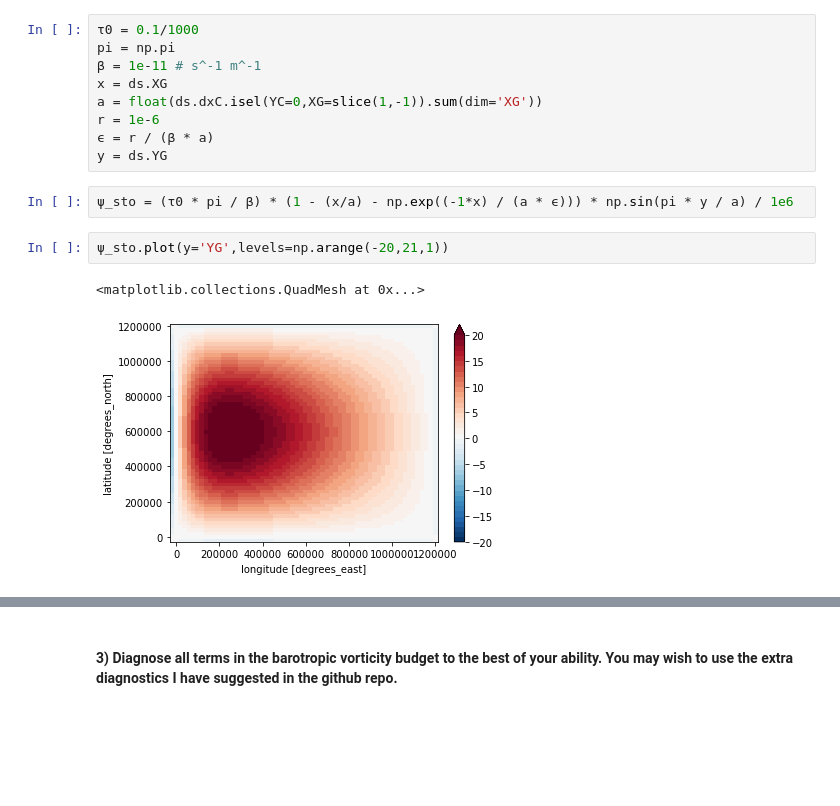
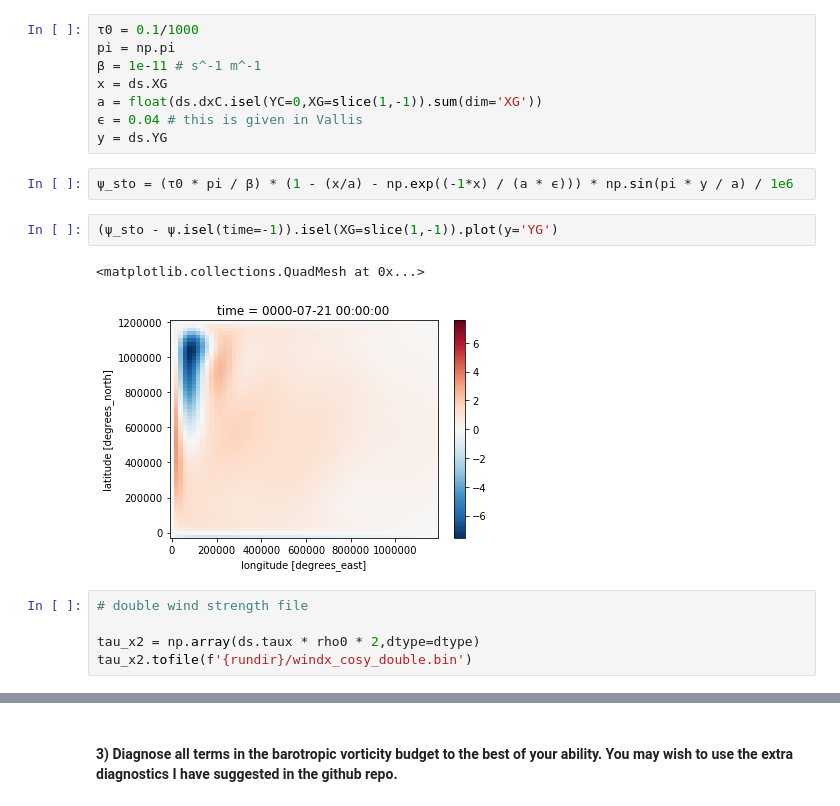
Before and after one commit to tyfolino/Ocean_Dynamics, a Jupyter notebook: Ocean_Dynamics_HW1.ipynb, the cells around one changed output, grey strips where cells are left out. Drawn from its saved outputs; the diff is of its cells as text; blank space fills up the shorter version.

```diff
--- a/Ocean_Dynamics_HW1.ipynb
+++ b/Ocean_Dynamics_HW1.ipynb
@@ -152,13 +147,17 @@ pi = np.pi
 β = 1e-11 # s^-1 m^-1
 x = ds.XG
 a = float(ds.dxC.isel(YC=0,XG=slice(1,-1)).sum(dim='XG'))
-r = 1e-6
-ϵ = r / (β * a)
+ϵ = 0.04 # this is given in Vallis
 y = ds.YG
 # %%
 ψ_sto = (τ0 * pi / β) * (1 - (x/a) - np.exp((-1*x) / (a * ϵ))) * np.sin(pi * y / a) / 1e6
-# %%
-ψ_sto.plot(y='YG',levels=np.arange(-20,21,1))
-# %% [output]
-<matplotlib.collections.QuadMesh at 0x...>
-[figure, removed]
+# %%
+(ψ_sto - ψ.isel(time=-1)).isel(XG=slice(1,-1)).plot(y='YG')
+# %% [output]
+<matplotlib.collections.QuadMesh at 0x...>
+[figure, added]
+# %%
+# double wind strength file
+
+tau_x2 = np.array(ds.taux * rho0 * 2,dtype=dtype)
+tau_x2.tofile(f'{rundir}/windx_cosy_double.bin')
```
Also changed, not shown: parts of 15 cells of this notebook.
